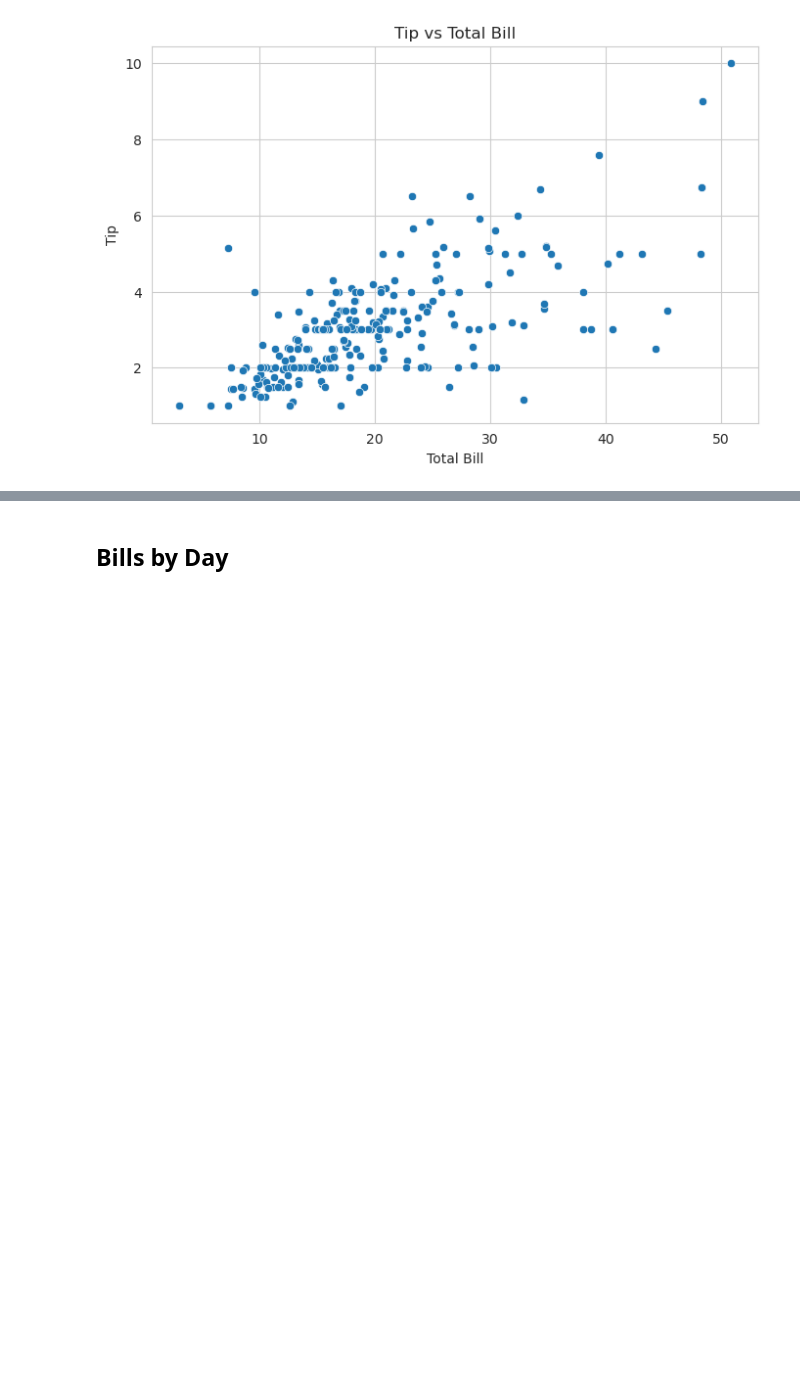
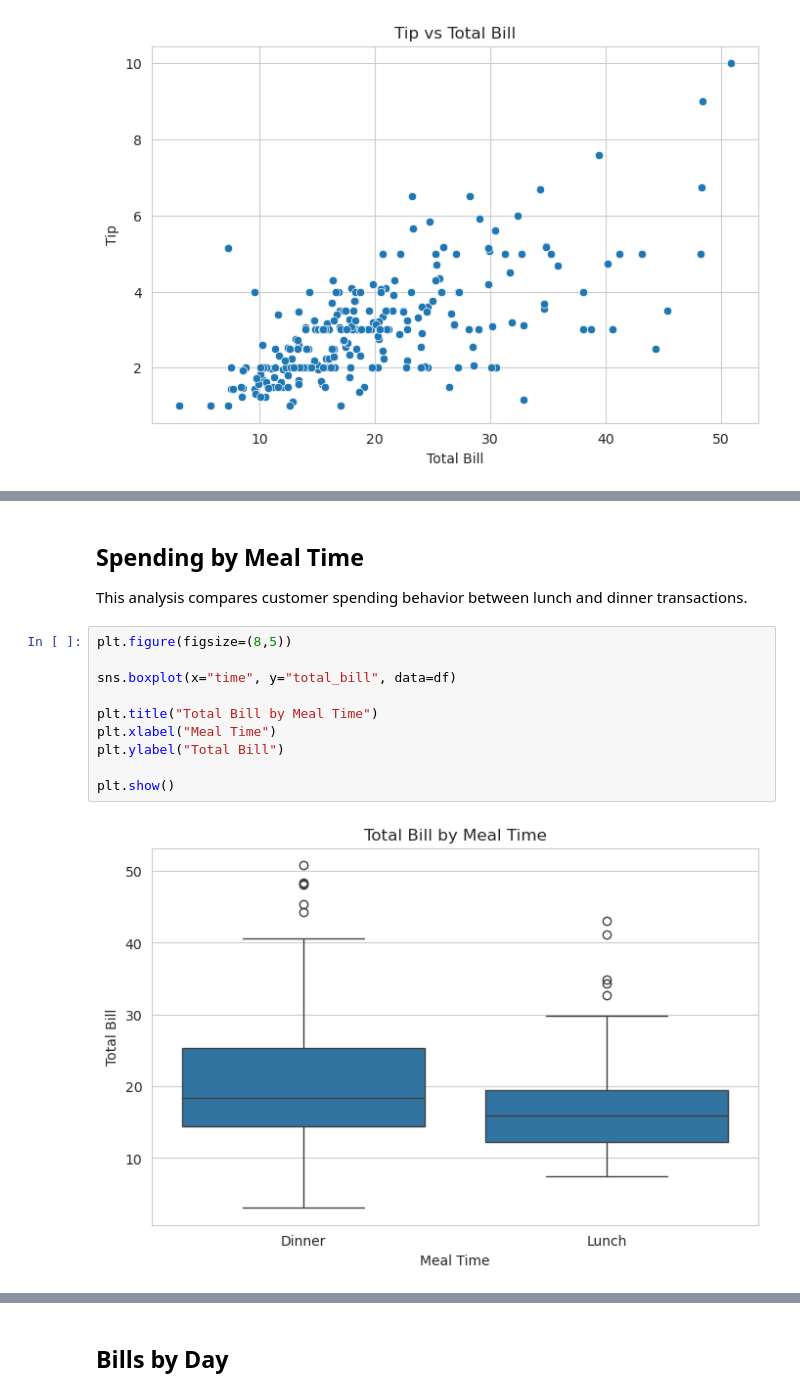
Before and after one commit to zaur-israfilov/eda-sales-analysis, a Jupyter notebook: notebooks/eda_sales_analysis.ipynb, the cells around one changed output, grey strips where cells are left out. Cells and saved outputs as stored; diff of their text form; blank space fills up the shorter version.

Commit message:
Complete EDA analysis for restaurant sales dataset

```diff
--- a/notebooks/eda_sales_analysis.ipynb
+++ b/notebooks/eda_sales_analysis.ipynb
@@ -83,0 +155,16 @@ plt.show()
+# %% [markdown]
+## Spending by Meal Time
+
+This analysis compares customer spending behavior between lunch and dinner transactions.
+# %%
+plt.figure(figsize=(8,5))
+
+sns.boxplot(x="time", y="total_bill", data=df)
+
+plt.title("Total Bill by Meal Time")
+plt.xlabel("Meal Time")
+plt.ylabel("Total Bill")
+
+plt.show()
+# %% [output]
+[figure, added]
```
Also changed, not shown: parts of 16 cells of this notebook.
